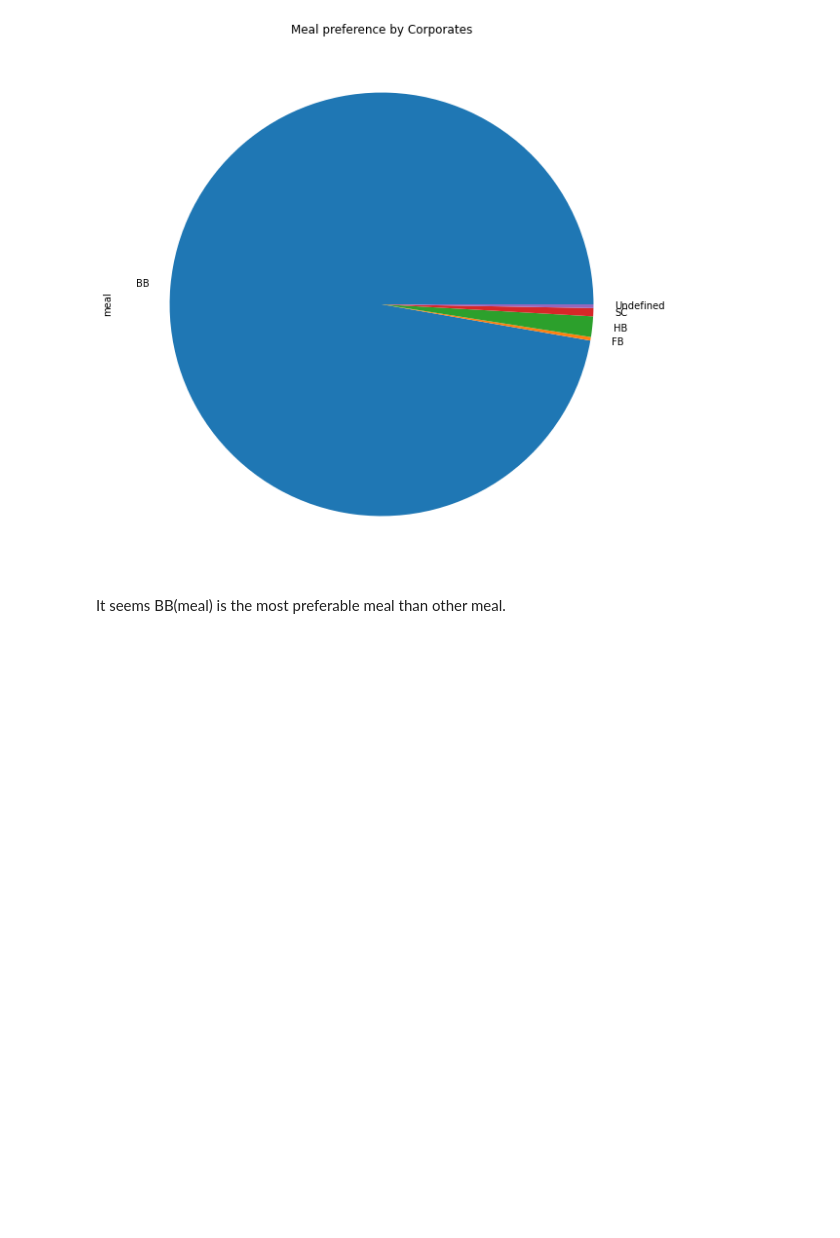
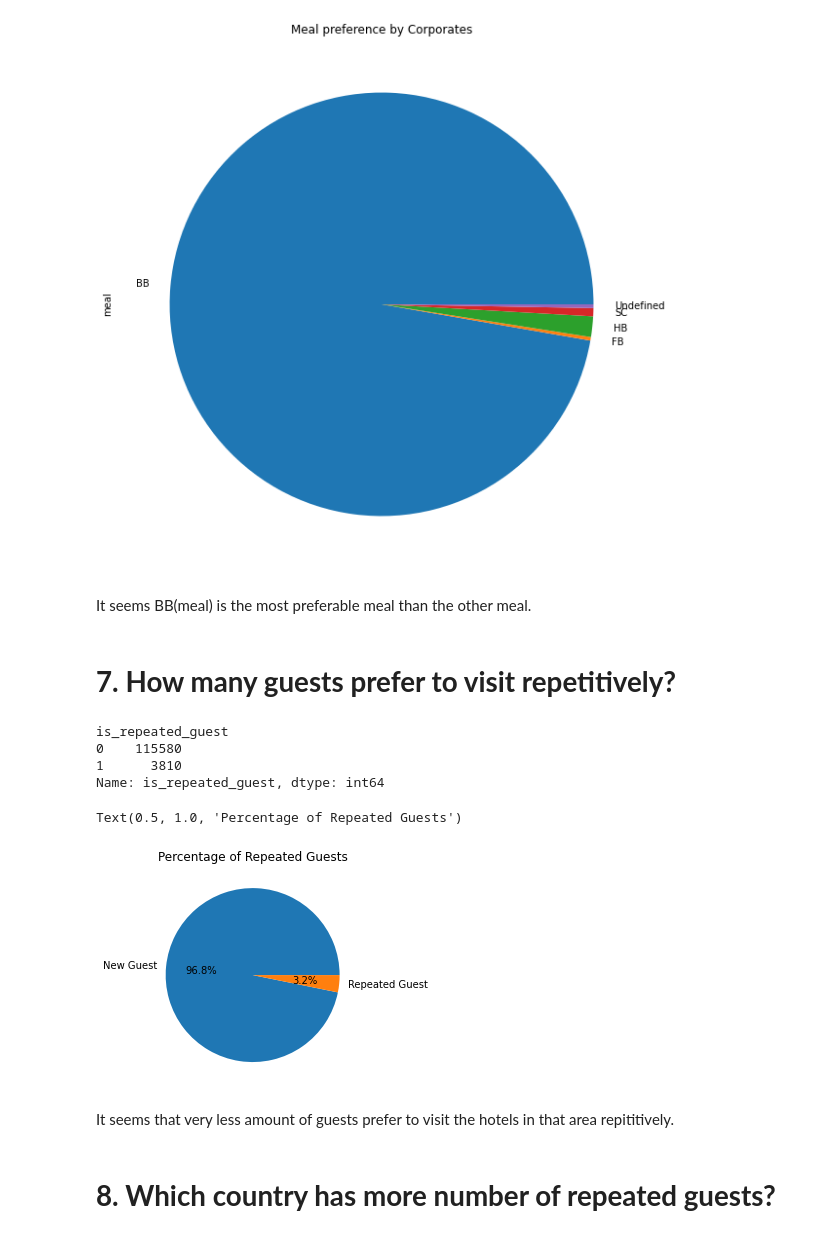
Before and after one commit to Ashik9576/Hotel-Booking-Analysis, a Jupyter notebook: Copy_of_Hotel_Booking_Analysis_Capstone_Project.ipynb, the cells around one changed output. Cells and saved outputs as stored; diff of their text form; code cells hidden in the pictures; blank space fills up the shorter version.

```diff
--- a/Copy_of_Hotel_Booking_Analysis_Capstone_Project.ipynb
+++ b/Copy_of_Hotel_Booking_Analysis_Capstone_Project.ipynb
@@ -254,4 +254,24 @@ d=cm.plot(kind='pie', figsize = (10,10), title = 'Meal preference by Corporates'
 # %% [output]
 [figure]
 # %% [markdown]
-It seems BB(meal) is the most preferable meal than other meal.
+It seems BB(meal) is the most preferable meal than the other meal.
+# %% [markdown]
+# **7. How many guests prefer to visit repetitively?**
+# %%
+hotel_booking.groupby(['is_repeated_guest'])['is_repeated_guest'].count()
+# %% [output]
+is_repeated_guest
+0    115580
+1      3810
+Name: is_repeated_guest, dtype: int64
+# %%
+plt.pie(hotel_booking["is_repeated_guest"].value_counts(), labels=["New Guest","Repeated Guest"],autopct='%1.1f%%')
+
+plt.title ("Percentage of Repeated Guests")
+# %% [output]
+Text(0.5, 1.0, 'Percentage of Repeated Guests')
+[figure, added]
+# %% [markdown]
+It seems that very less amount of guests prefer to visit the hotels in that area repititively.
+# %% [markdown]
+# **8. Which country has more number of repeated guests?**
```
Also changed, not shown: parts of 4 cells of this notebook.
